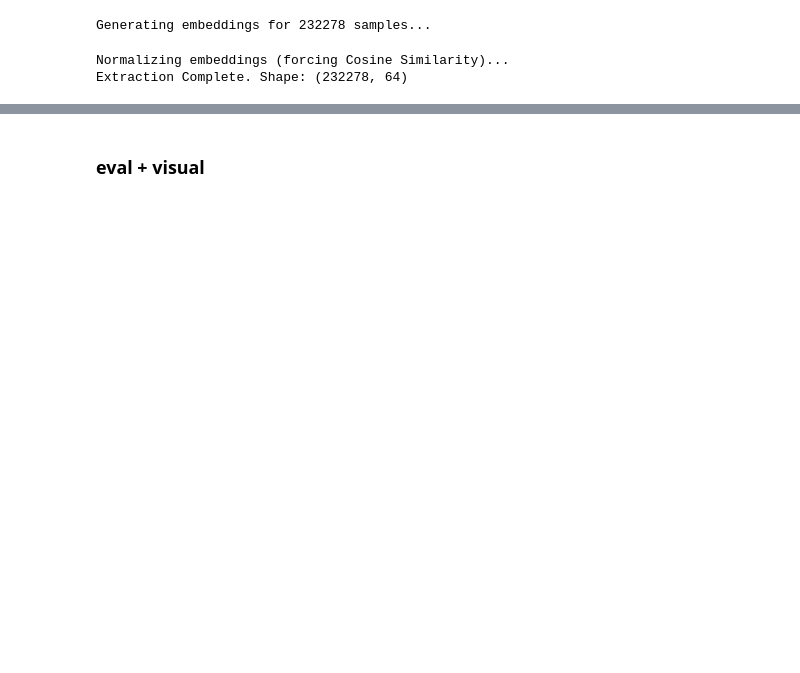
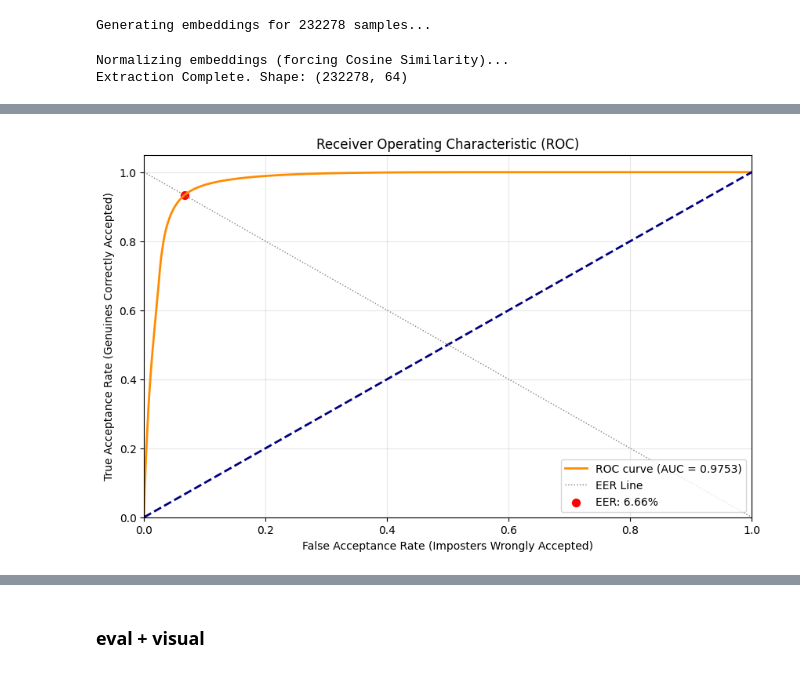
Before and after one commit to ChidanshM/verf, a Jupyter notebook: ttv/ttv.ipynb, the cells around one changed output, grey strips where cells are left out. Saved outputs shown, nothing was run; the diff lists cells and outputs as text; code cells hidden in the pictures; blank space fills up the shorter version.

```diff
--- a/ttv/ttv.ipynb
+++ b/ttv/ttv.ipynb
@@ -38,7 +39,7 @@ TEST_SUBJ_FILE = BASE_DIR.parent / "test_subjects.txt"
 # %%
 def load_test_data(data_dir, subject_list_path=None):
     # 1. Load all files
-    all_files = glob.glob(os.path.join(data_dir, "*.pt"))
+    all_files = glob.glob(data_dir / "*.pt")
     subject_ids = [os.path.basename(f).split('.')[0] for f in all_files]
 
     # 2. Determine Test Subjects
@@ -167,18 +115,0 @@ Data loaded successfully.
-# %%
-model = SiameseFusion().to(device)
-
-# Load Weights safely
-print(f"Loading model from {MODEL_PATH}...")
-checkpoint = torch.load(MODEL_PATH, map_location=device)
-
-if isinstance(checkpoint, dict) and 'model_state_dict' in checkpoint:
-    # Case A: New format (includes optimizer, epoch, etc.)
-    print("Detected Full Checkpoint. Loading state dict...")
-    model.load_state_dict(checkpoint['model_state_dict'])
-else:
-    # Case B: Old format (just the weights)
-    print("Detected Weight-Only Checkpoint. Loading directly...")
-    model.load_state_dict(checkpoint)
-
-model.eval()
-print("Model loaded and ready for evaluation.")
@@ -230,0 +320,56 @@ Extraction Complete. Shape: (232278, 64)
+# %%
+from sklearn.metrics import roc_curve, auc
+from scipy.interpolate import interp1d
+from scipy.optimize import brentq
+import matplotlib.pyplot as plt
+
+print("Calculating ROC & EER...")
+
+# 1. Prepare Data for Scikit-Learn
+# Label 1 = Imposter (High Distance), Label 0 = Genuine (Low Distance)
+# In verification, we usually want "True Positive" to mean "Genuine Accepted".
+# So: Label 1 (Positive Class) = Genuine, Label 0 (Negative Class) = Imposter.
+# BUT: Euclidean Distance is "Lower is Better".
+# So we use -distance as the score. Higher (less negative) = Better Match.
+
+y_true = np.concatenate([np.ones(len(gen_scores)), np.zeros(len(imp_scores))])
+y_scores = np.concatenate([-gen_scores, -imp_scores]) # Negate distances so smaller = better
+
+# 2. Calculate ROC
+fpr, tpr, thresholds = roc_curve(y_true, y_scores)
+roc_auc = auc(fpr, tpr)
+
+# 3. Calculate EER (Equal Error Rate)
+# EER is where False Positive Rate (FPR) = False Rejection Rate (1 - TPR)
+try:
+    eer = brentq(lambda x: 1. - x - interp1d(fpr, tpr)(x), 0., 1.)
+    # Recover the threshold (distance) that gives this EER
+    # We negate it back to get the positive euclidean distance
+    optimal_threshold = -interp1d(fpr, thresholds)(eer)
+except Exception as e:
+    print(f"Brentq failed ({e}), using approximation...")
+    eer_idx = np.nanargmin(np.abs(fpr - (1 - tpr)))
+    eer = fpr[eer_idx]
+    optimal_threshold = -thresholds[eer_idx]
+
+print(f"\n==========================================")
+print(f"FINAL EER (Equal Error Rate): {eer*100:.2f}%")
+print(f"Optimal Distance Threshold: {optimal_threshold:.4f}")
+print(f"==========================================")
+
+# 4. Plot ROC Curve
+plt.figure(figsize=(10, 6))
+plt.plot(fpr, tpr, color='darkorange', lw=2, label=f'ROC curve (AUC = {roc_auc:.4f})')
+plt.plot([0, 1], [0, 1], color='navy', lw=2, linestyle='--')
+plt.plot([0, 1], [1, 0], color='gray', lw=1, linestyle=':', label='EER Line')
+plt.scatter([eer], [1-eer], c='red', s=50, label=f'EER: {eer*100:.2f}%')
+
+plt.xlim([0.0, 1.0])
+plt.ylim([0.0, 1.05])
+plt.xlabel('False Acceptance Rate (Imposters Wrongly Accepted)')
+plt.ylabel('True Acceptance Rate (Genuines Correctly Accepted)')
+plt.title('Receiver Operating Characteristic (ROC)')
+plt.legend(loc="lower right")
+plt.grid(True, alpha=0.3)
+plt.show()
+# %% [output]
@@ -230,0 +382 @@ Extraction Complete. Shape: (232278, 64)
+[figure, added]
```
Also changed, not shown: parts of 16 cells of this notebook, 3 other files.
